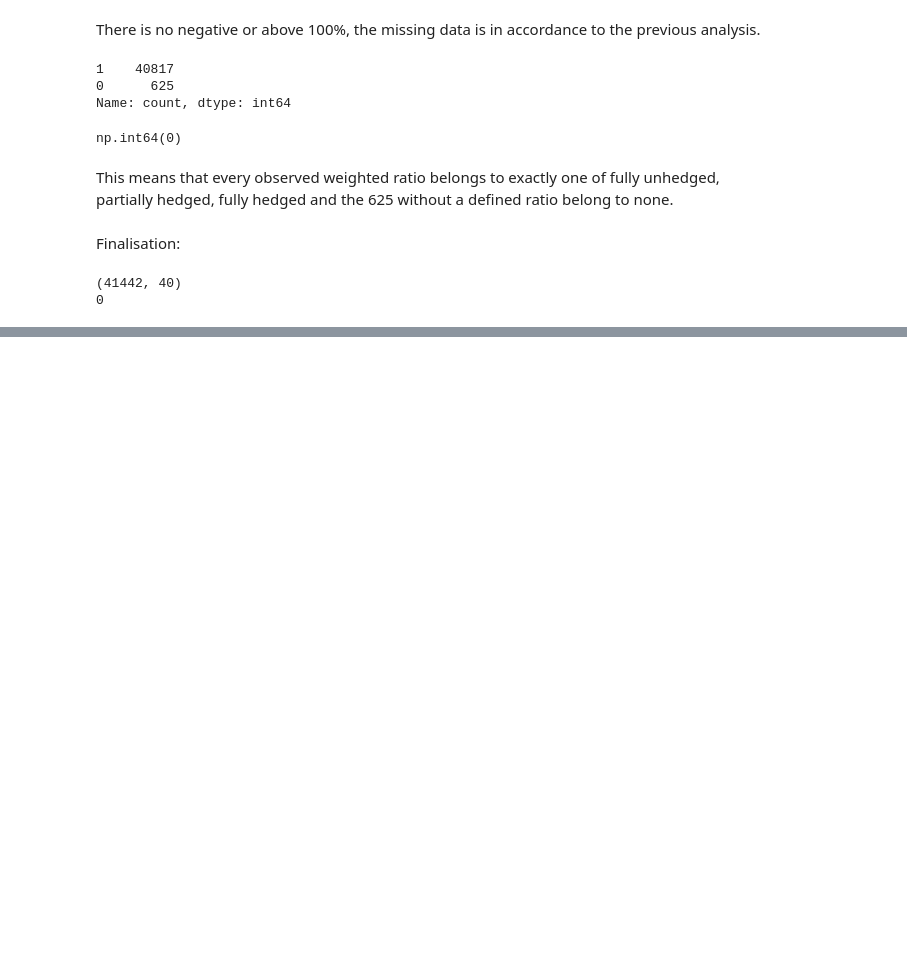
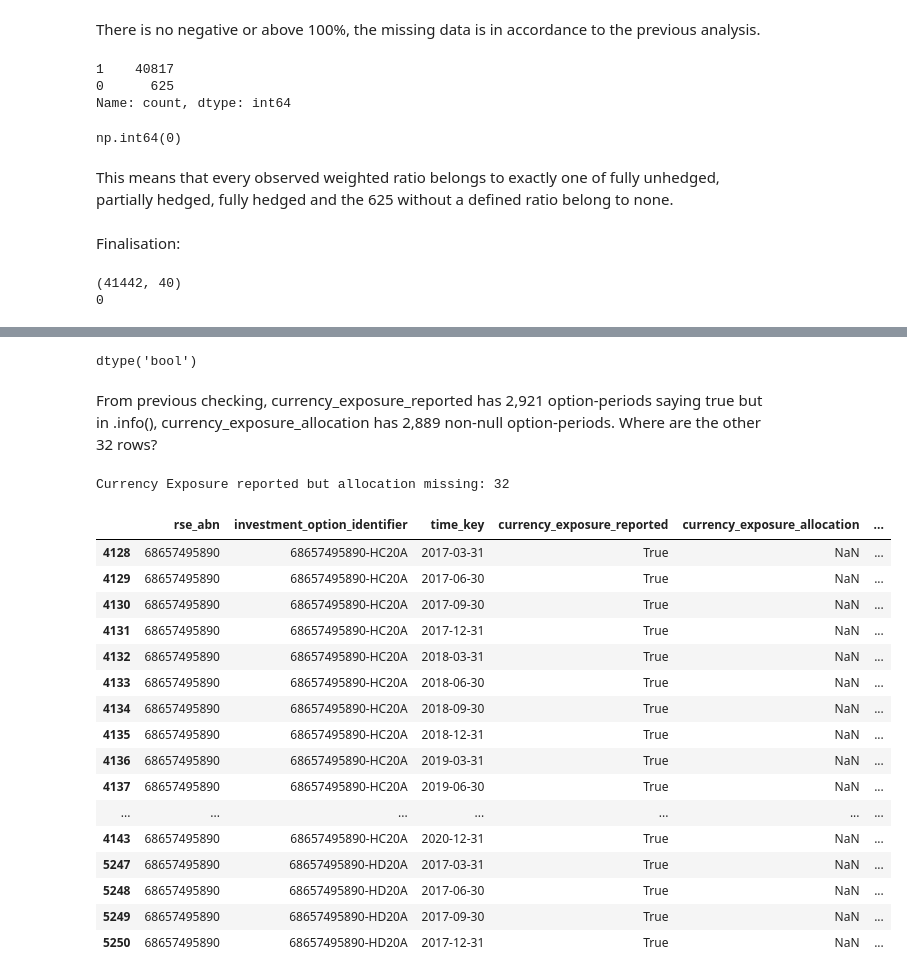
Before and after one commit to terra9/superannuation-performance-early-warning, a Jupyter notebook: notebooks/apra_data_audit.ipynb, the cells around one changed output, grey strips where cells are left out. Drawn from its saved outputs; the diff is of its cells as text; code cells hidden in the pictures; blank space fills up the shorter version.

Commit message:
Did a consistency check, convert currency_exposure_allocation into boolean type, check currency_exposure_allocation missingness, convert currency_hedging_distinct_ratios into Int64.

```diff
--- a/notebooks/apra_data_audit.ipynb
+++ b/notebooks/apra_data_audit.ipynb
@@ -7856,0 +7960,69 @@ print(
+# %%
+# convert currency_exposure_reported into boolean
+option_period_saa_features[
+    "currency_exposure_reported"
+] = (
+    option_period_saa_features[
+        "currency_exposure_reported"
+    ]
+    .astype(bool)
+)
+
+# check result
+option_period_saa_features[
+    "currency_exposure_reported"
+].dtype
+# %% [output]
+dtype('bool')
+# %% [markdown]
+From previous checking, currency_exposure_reported has 2,921 option-periods saying true but in .info(), currency_exposure_allocation has 2,889 non-null option-periods. Where are the other 32 rows?
+# %%
+currency_exposure_missing_allocation = (
+    option_period_saa_features[
+        "currency_exposure_reported"
+    ]
+    &
+    option_period_saa_features[
+        "currency_exposure_allocation"
+    ].isna()
+)
+
+print(
+    "Currency Exposure reported but allocation missing:",
+    currency_exposure_missing_allocation.sum()
+)
+
+display(
+    option_period_saa_features.loc[
+        currency_exposure_missing_allocation,
+        [
+            "rse_abn",
+            "investment_option_identifier",
+            "time_key",
+            "currency_exposure_reported",
+            "currency_exposure_allocation",
+            "benchmark_allocation_missing",
+            "growth_allocation_missing",
+        ]
+    ]
+    .head(20)
+)
+# %% [output]
+Currency Exposure reported but allocation missing: 32
+|  | rse_abn | investment_option_identifier | time_key | currency_exposure_reported | currency_exposure_allocation | ... |
+| 4128 | 68657495890 | 68657495890-HC20A | 2017-03-31 | True | NaN | ... |
+| 4129 | 68657495890 | 68657495890-HC20A | 2017-06-30 | True | NaN | ... |
+| 4130 | 68657495890 | 68657495890-HC20A | 2017-09-30 | True | NaN | ... |
+| 4131 | 68657495890 | 68657495890-HC20A | 2017-12-31 | True | NaN | ... |
+| 4132 | 68657495890 | 68657495890-HC20A | 2018-03-31 | True | NaN | ... |
+| 4133 | 68657495890 | 68657495890-HC20A | 2018-06-30 | True | NaN | ... |
+| 4134 | 68657495890 | 68657495890-HC20A | 2018-09-30 | True | NaN | ... |
+| 4135 | 68657495890 | 68657495890-HC20A | 2018-12-31 | True | NaN | ... |
+| 4136 | 68657495890 | 68657495890-HC20A | 2019-03-31 | True | NaN | ... |
+| 4137 | 68657495890 | 68657495890-HC20A | 2019-06-30 | True | NaN | ... |
+| ... | ... | ... | ... | ... | ... | ... |
+| 4143 | 68657495890 | 68657495890-HC20A | 2020-12-31 | True | NaN | ... |
+| 5247 | 68657495890 | 68657495890-HD20A | 2017-03-31 | True | NaN | ... |
+| 5248 | 68657495890 | 68657495890-HD20A | 2017-06-30 | True | NaN | ... |
+| 5249 | 68657495890 | 68657495890-HD20A | 2017-09-30 | True | NaN | ... |
+| 5250 | 68657495890 | 68657495890-HD20A | 2017-12-31 | True | NaN | ... |
```
Also changed, not shown: parts of 21 cells of this notebook.
